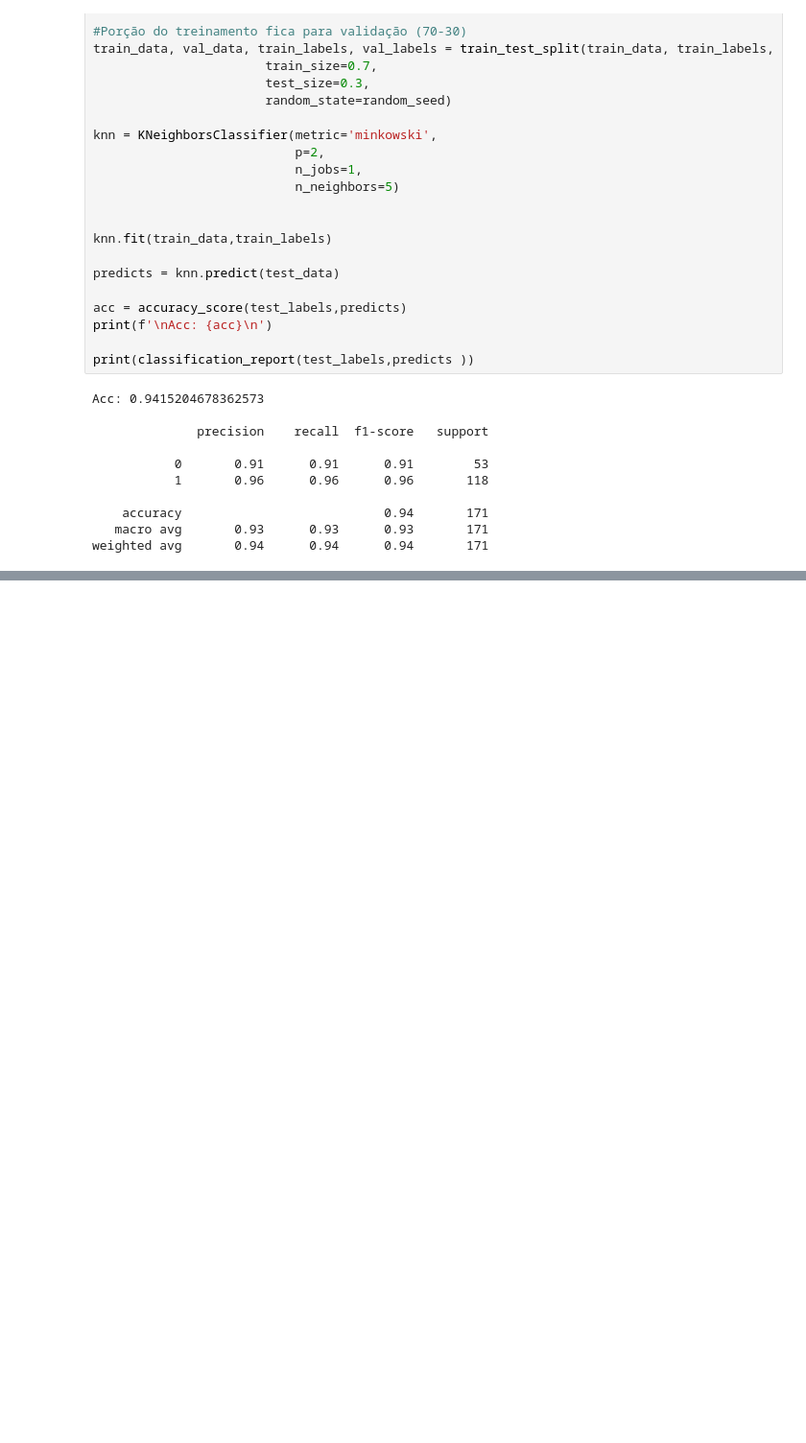
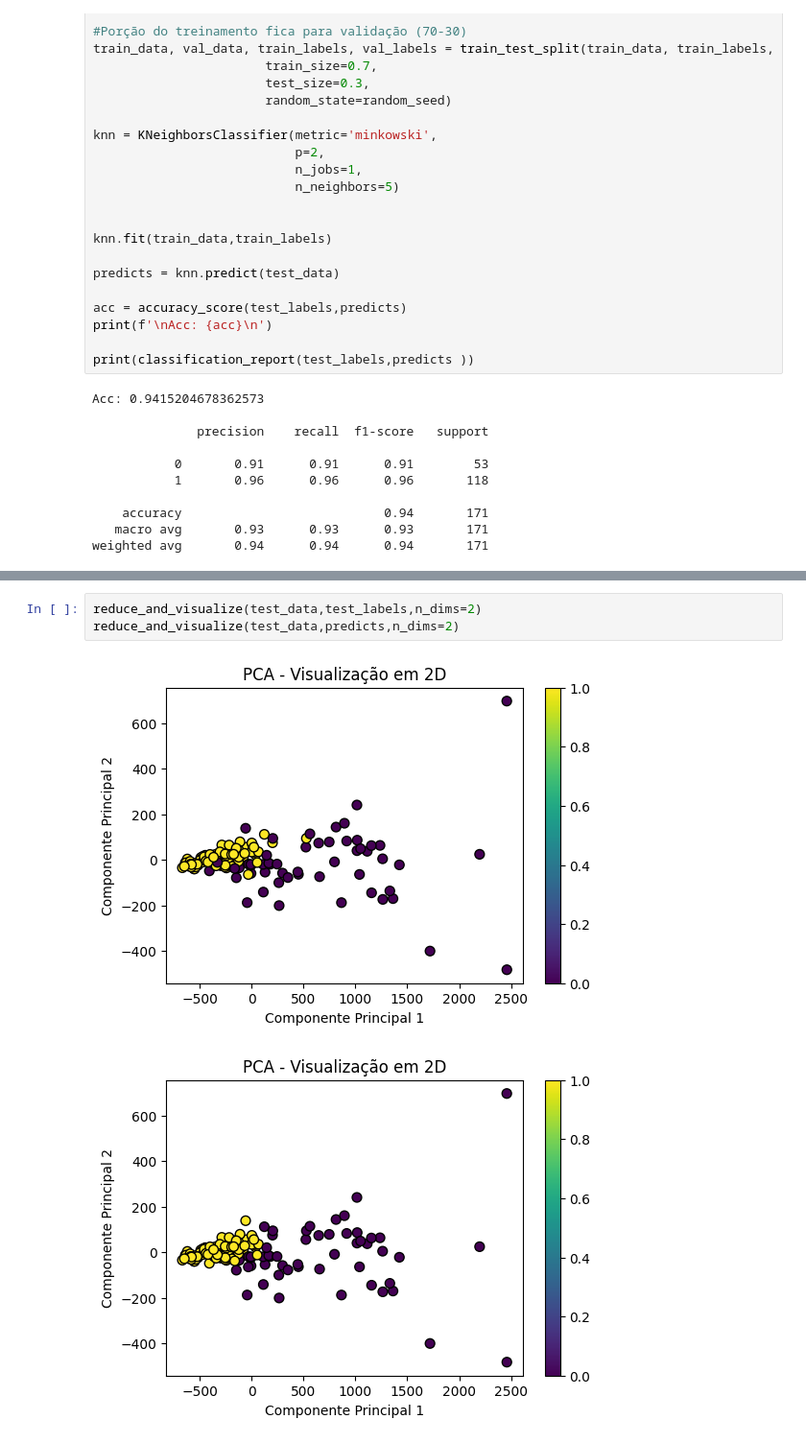
Before and after one commit to andrehochuli/teaching, a Jupyter notebook: Extensão-DS/Tópico 03 - Aprendizado Supervisionado - KNN.ipynb, the cells around one changed output, grey strips where cells are left out. Shown at 96% size. Drawn from its saved outputs; the diff is of its cells as text; blank space fills up the shorter version.

```diff
--- a/Extensão-DS/Tópico 03 - Aprendizado Supervisionado - KNN.ipynb
+++ b/Extensão-DS/Tópico 03 - Aprendizado Supervisionado - KNN.ipynb
@@ -364,0 +411,6 @@ weighted avg       0.94      0.94      0.94       171
+# %%
+reduce_and_visualize(test_data,test_labels,n_dims=2)
+reduce_and_visualize(test_data,predicts,n_dims=2)
+# %% [output]
+[figure, added]
+[figure, added]
```
Also changed, not shown: parts of 6 cells of this notebook.
